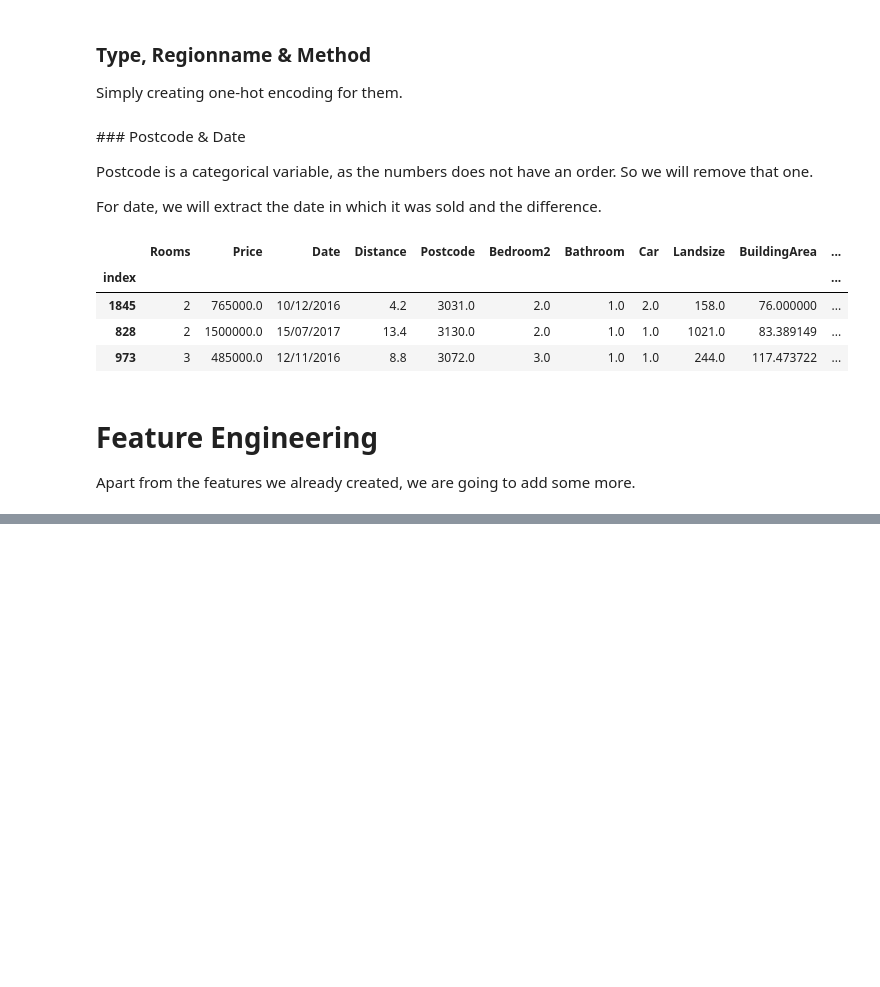
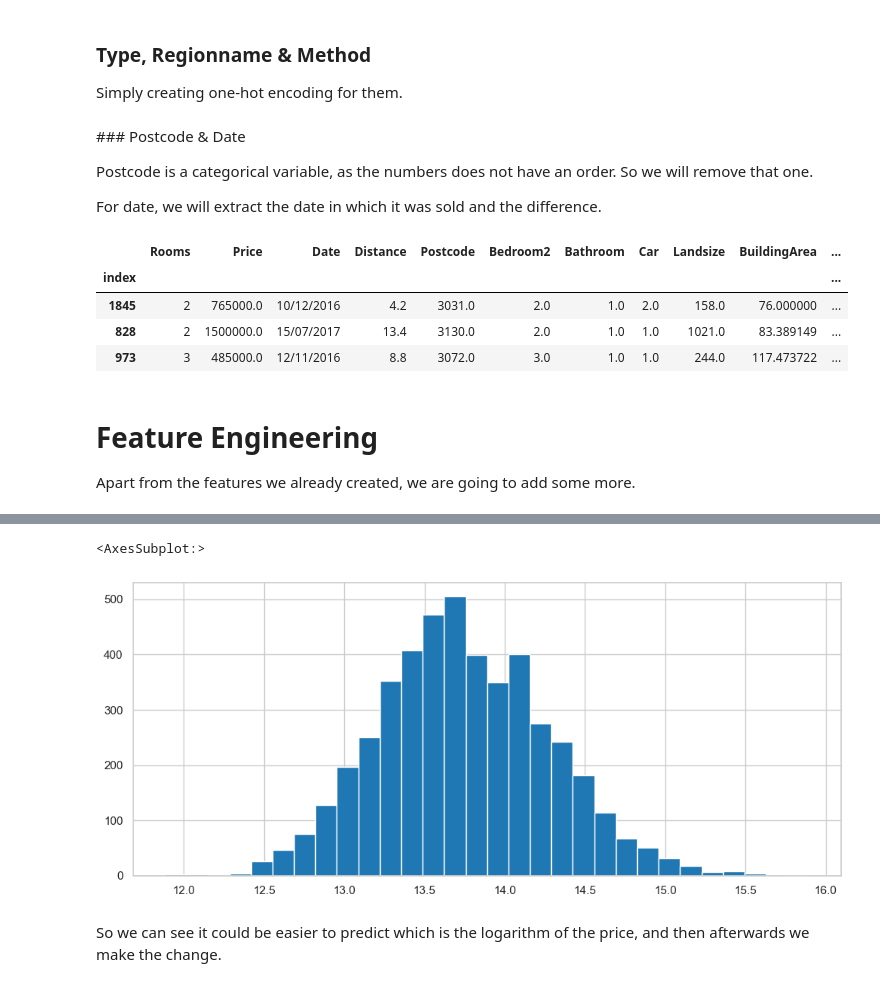
Before and after one commit to nil-andreu/machine-learning-posgrade, a Jupyter notebook: Project 2: Housing Price Prediction/House Pred.ipynb, the cells around one changed output, grey strips where cells are left out. Cells and saved outputs as stored; diff of their text form; code cells hidden in the pictures; blank space fills up the shorter version.

```diff
--- a/Project 2: Housing Price Prediction/House Pred.ipynb
+++ b/Project 2: Housing Price Prediction/House Pred.ipynb
@@ -1208,0 +1373,9 @@ test_set_extended = create_logs(test_set_extended)
+# %%
+# Add this new feature into the dataframe
+train_set_extended['location_group'] = labels_train
+valid_set_extended['location_group'] = labels_valid
+test_set_extended['location_group'] = labels_test
+# %%
+train_set_extended['location_group'] = train_set_extended['location_group'].astype('category')
+valid_set_extended['location_group'] = valid_set_extended['location_group'].astype('category')
+test_set_extended['location_group'] = test_set_extended['location_group'].astype('category')
@@ -1228,0 +1410,4 @@ YearBuilt_log                             float64
+# %%
+train_set_final = train_set_extended.copy()
+valid_set_final = valid_set_extended.copy()
+test_set_final = test_set_extended.copy()
@@ -1228,0 +1437,8 @@ YearBuilt_log                             float64
+# %%
+# More like a normal distribution
+train_set_final.Price_log.hist(bins=30)
+# %% [output]
+<AxesSubplot:>
+[figure, added]
+# %% [markdown]
+So we can see it could be easier to predict which is the logarithm of the price, and then afterwards we make the change.
```
Also changed, not shown: parts of 51 cells of this notebook, 1 other file.
